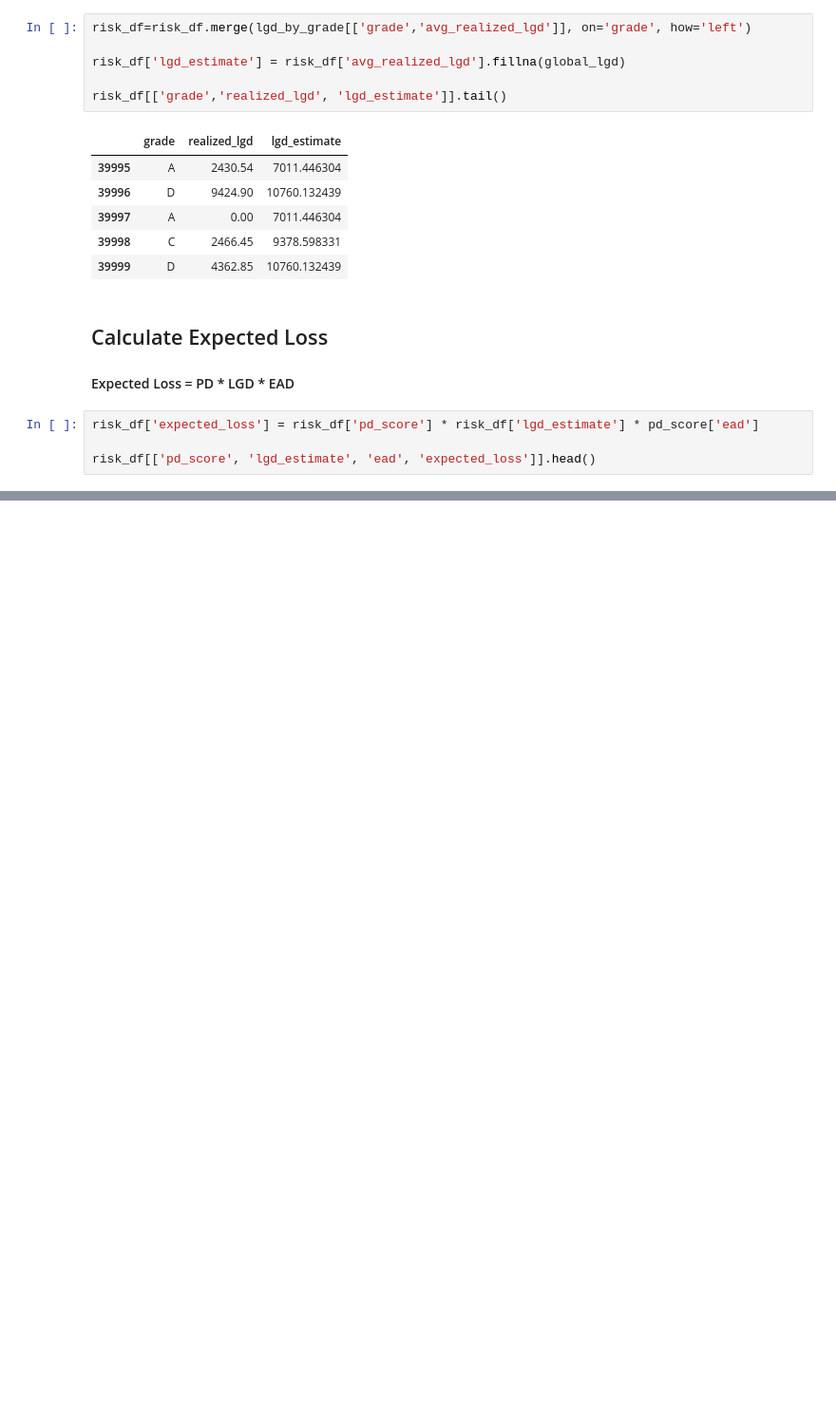
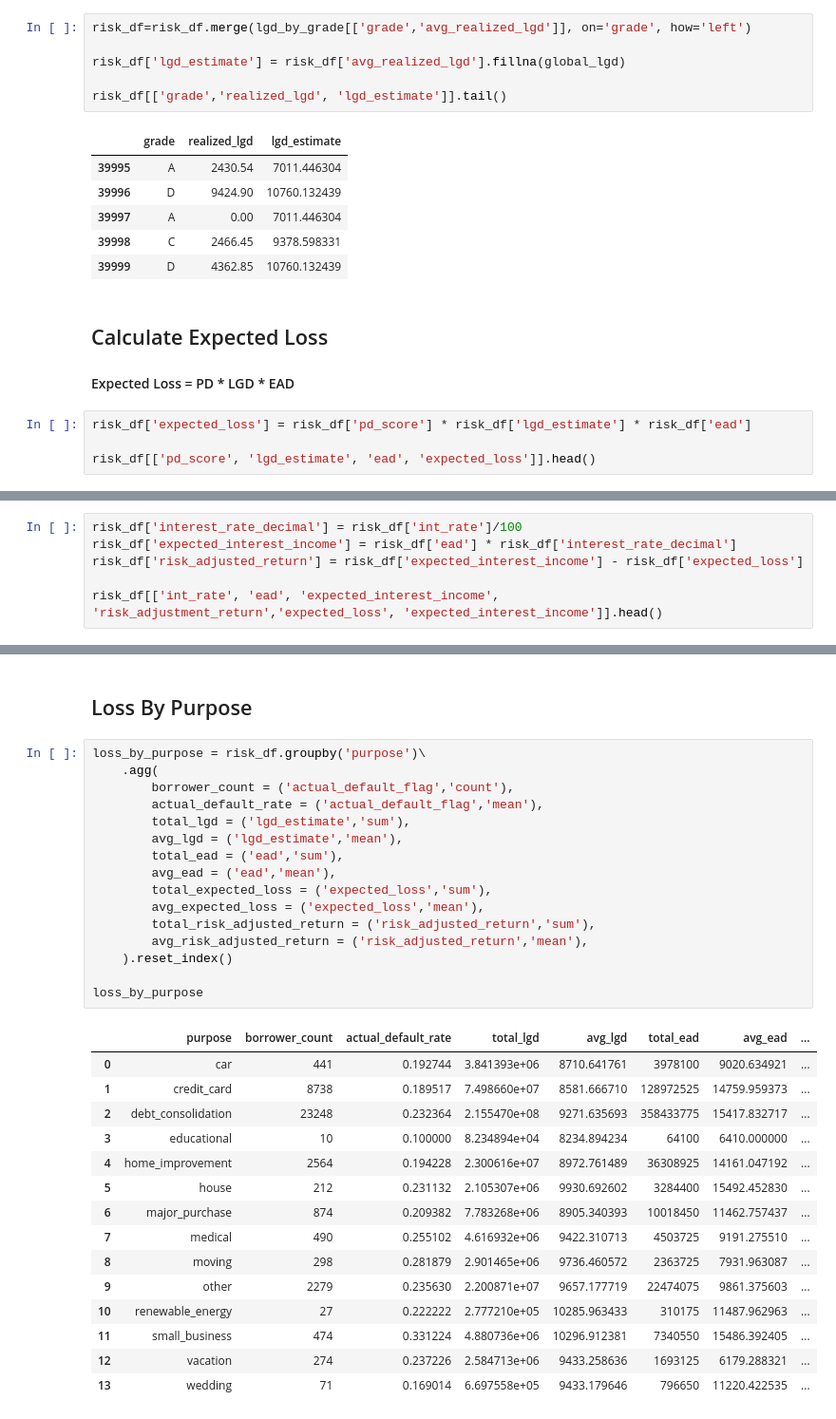
Before and after one commit to Shankari-Mohanakrishnan/lending-club-intelligent-borrower-profiling, a Jupyter notebook: notebooks/07_LGD_EAD_ExpectedLoss.ipynb, the cells around one changed output, grey strips where cells are left out. Shown at 95% size. Saved outputs shown, nothing was run; the diff lists cells and outputs as text; blank space fills up the shorter version.

Commit message:
Updating risk analysis of expected loss notebook

```diff
--- a/notebooks/07_LGD_EAD_ExpectedLoss.ipynb
+++ b/notebooks/07_LGD_EAD_ExpectedLoss.ipynb
@@ -202,6 +202,6 @@ risk_df[['grade','realized_lgd', 'lgd_estimate']].tail()
 
 #### Expected Loss = PD * LGD * EAD
 # %%
-risk_df['expected_loss'] = risk_df['pd_score'] * risk_df['lgd_estimate'] * pd_score['ead']
+risk_df['expected_loss'] = risk_df['pd_score'] * risk_df['lgd_estimate'] * risk_df['ead']
 
 risk_df[['pd_score', 'lgd_estimate', 'ead', 'expected_loss']].head()
@@ -207,0 +215,6 @@ risk_df[['pd_score', 'lgd_estimate', 'ead', 'expected_loss']].head()
+# %%
+risk_df['interest_rate_decimal'] = risk_df['int_rate']/100
+risk_df['expected_interest_income'] = risk_df['ead'] * risk_df['interest_rate_decimal']
+risk_df['risk_adjusted_return'] = risk_df['expected_interest_income'] - risk_df['expected_loss']
+
+risk_df[['int_rate', 'ead', 'expected_interest_income', 'risk_adjustment_return','expected_loss', 'expected_interest_income']].head()
@@ -207,0 +253,34 @@ risk_df[['pd_score', 'lgd_estimate', 'ead', 'expected_loss']].head()
+# %% [markdown]
+## Loss By Purpose
+# %%
+loss_by_purpose = risk_df.groupby('purpose')\
+    .agg(
+        borrower_count = ('actual_default_flag','count'),
+        actual_default_rate = ('actual_default_flag','mean'),
+        total_lgd = ('lgd_estimate','sum'),
+        avg_lgd = ('lgd_estimate','mean'),
+        total_ead = ('ead','sum'),
+        avg_ead = ('ead','mean'),
+        total_expected_loss = ('expected_loss','sum'),
+        avg_expected_loss = ('expected_loss','mean'),
+        total_risk_adjusted_return = ('risk_adjusted_return','sum'),
+        avg_risk_adjusted_return = ('risk_adjusted_return','mean'),
+    ).reset_index()
+
+loss_by_purpose
+# %% [output]
+|  | purpose | borrower_count | actual_default_rate | total_lgd | avg_lgd | total_ead | avg_ead | ... |
+| 0 | car | 441 | 0.192744 | 3.841393e+06 | 8710.641761 | 3978100 | 9020.634921 | ... |
+| 1 | credit_card | 8738 | 0.189517 | 7.498660e+07 | 8581.666710 | 128972525 | 14759.959373 | ... |
+| 2 | debt_consolidation | 23248 | 0.232364 | 2.155470e+08 | 9271.635693 | 358433775 | 15417.832717 | ... |
+| 3 | educational | 10 | 0.100000 | 8.234894e+04 | 8234.894234 | 64100 | 6410.000000 | ... |
+| 4 | home_improvement | 2564 | 0.194228 | 2.300616e+07 | 8972.761489 | 36308925 | 14161.047192 | ... |
+| 5 | house | 212 | 0.231132 | 2.105307e+06 | 9930.692602 | 3284400 | 15492.452830 | ... |
+| 6 | major_purchase | 874 | 0.209382 | 7.783268e+06 | 8905.340393 | 10018450 | 11462.757437 | ... |
+| 7 | medical | 490 | 0.255102 | 4.616932e+06 | 9422.310713 | 4503725 | 9191.275510 | ... |
+| 8 | moving | 298 | 0.281879 | 2.901465e+06 | 9736.460572 | 2363725 | 7931.963087 | ... |
+| 9 | other | 2279 | 0.235630 | 2.200871e+07 | 9657.177719 | 22474075 | 9861.375603 | ... |
+| 10 | renewable_energy | 27 | 0.222222 | 2.777210e+05 | 10285.963433 | 310175 | 11487.962963 | ... |
+| 11 | small_business | 474 | 0.331224 | 4.880736e+06 | 10296.912381 | 7340550 | 15486.392405 | ... |
+| 12 | vacation | 274 | 0.237226 | 2.584713e+06 | 9433.258636 | 1693125 | 6179.288321 | ... |
+| 13 | wedding | 71 | 0.169014 | 6.697558e+05 | 9433.179646 | 796650 | 11220.422535 | ... |
```
Also changed, not shown: parts of 8 cells of this notebook.
